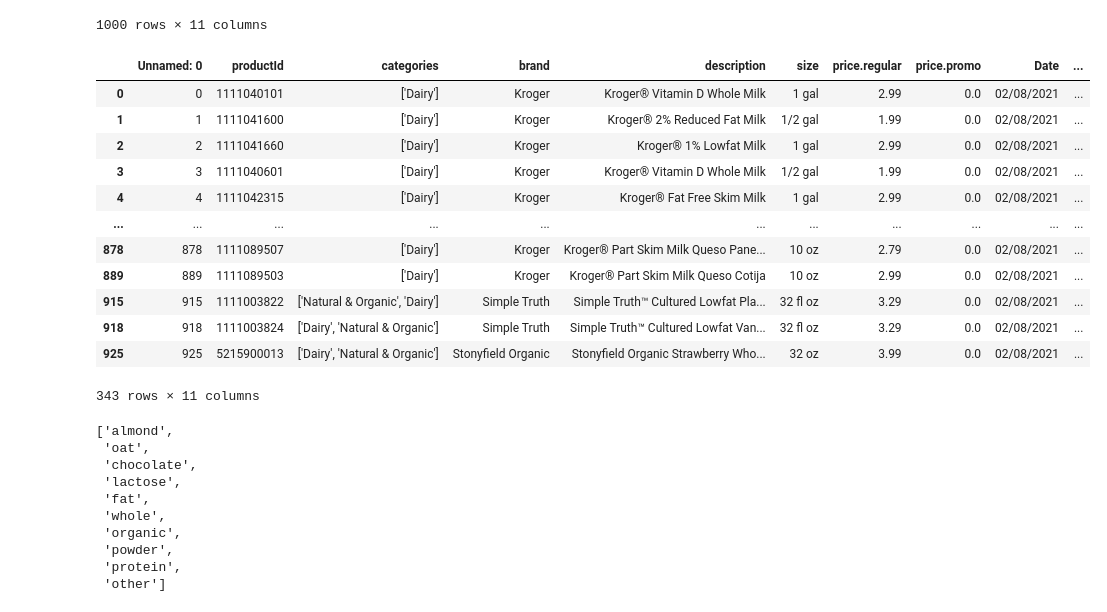
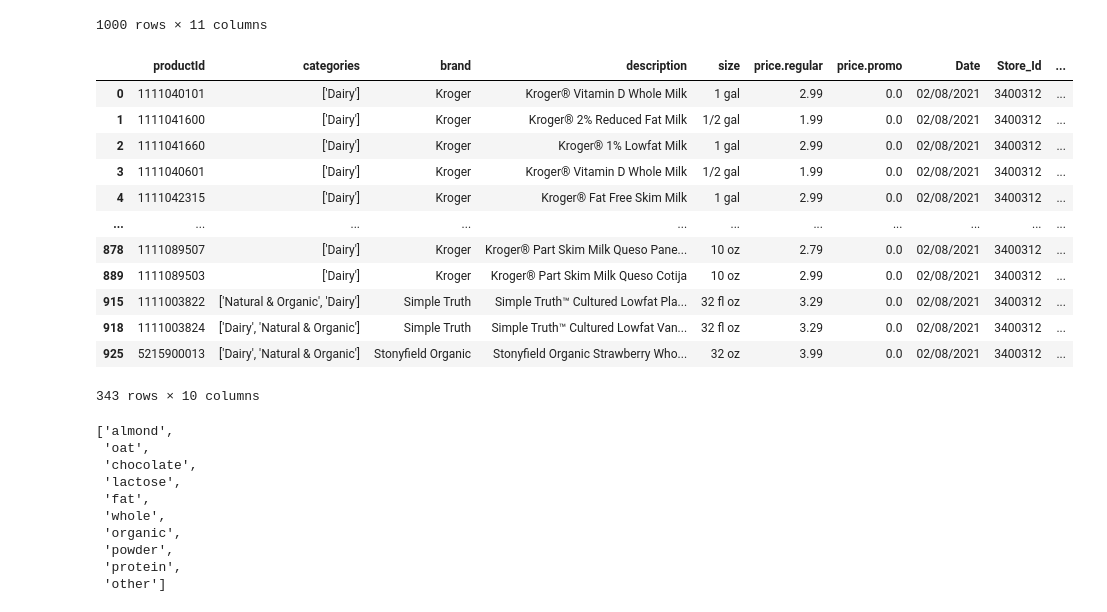
Before and after one commit to ykrasnikov/ETL-project, a Jupyter notebook: staging_area/filters_kroger.ipynb, the cells around one changed output. Saved outputs shown, nothing was run; the diff lists cells and outputs as text; code cells hidden in the pictures.

```diff
--- a/staging_area/filters_kroger.ipynb
+++ b/staging_area/filters_kroger.ipynb
@@ -21,21 +21,22 @@ df
 1000 rows × 11 columns
 # %%
 filter_df=df.loc[df['categories'].str.contains('dairy', case=False)&df['description'].str.contains('milk', case=False)]
+filter_df=filter_df.drop('Unnamed: 0', axis=1)
 filter_df
 # %% [output]
-|  | Unnamed: 0 | productId | categories | brand | description | size | price.regular | price.promo | Date | ... |
-| 0 | 0 | 1111040101 | ['Dairy'] | Kroger | Kroger® Vitamin D Whole Milk | 1 gal | 2.99 | 0.0 | 02/08/2021 | ... |
-| 1 | 1 | 1111041600 | ['Dairy'] | Kroger | Kroger® 2% Reduced Fat Milk | 1/2 gal | 1.99 | 0.0 | 02/08/2021 | ... |
-| 2 | 2 | 1111041660 | ['Dairy'] | Kroger | Kroger® 1% Lowfat Milk | 1 gal | 2.99 | 0.0 | 02/08/2021 | ... |
-| 3 | 3 | 1111040601 | ['Dairy'] | Kroger | Kroger® Vitamin D Whole Milk | 1/2 gal | 1.99 | 0.0 | 02/08/2021 | ... |
-| 4 | 4 | 1111042315 | ['Dairy'] | Kroger | Kroger® Fat Free Skim Milk | 1 gal | 2.99 | 0.0 | 02/08/2021 | ... |
+|  | productId | categories | brand | description | size | price.regular | price.promo | Date | Store_Id | ... |
+| 0 | 1111040101 | ['Dairy'] | Kroger | Kroger® Vitamin D Whole Milk | 1 gal | 2.99 | 0.0 | 02/08/2021 | 3400312 | ... |
+| 1 | 1111041600 | ['Dairy'] | Kroger | Kroger® 2% Reduced Fat Milk | 1/2 gal | 1.99 | 0.0 | 02/08/2021 | 3400312 | ... |
+| 2 | 1111041660 | ['Dairy'] | Kroger | Kroger® 1% Lowfat Milk | 1 gal | 2.99 | 0.0 | 02/08/2021 | 3400312 | ... |
+| 3 | 1111040601 | ['Dairy'] | Kroger | Kroger® Vitamin D Whole Milk | 1/2 gal | 1.99 | 0.0 | 02/08/2021 | 3400312 | ... |
+| 4 | 1111042315 | ['Dairy'] | Kroger | Kroger® Fat Free Skim Milk | 1 gal | 2.99 | 0.0 | 02/08/2021 | 3400312 | ... |
 | ... | ... | ... | ... | ... | ... | ... | ... | ... | ... | ... |
-| 878 | 878 | 1111089507 | ['Dairy'] | Kroger | Kroger® Part Skim Milk Queso Pane... | 10 oz | 2.79 | 0.0 | 02/08/2021 | ... |
-| 889 | 889 | 1111089503 | ['Dairy'] | Kroger | Kroger® Part Skim Milk Queso Cotija | 10 oz | 2.99 | 0.0 | 02/08/2021 | ... |
-| 915 | 915 | 1111003822 | ['Natural & Organic', 'Dairy'] | Simple Truth | Simple Truth™ Cultured Lowfat Pla... | 32 fl oz | 3.29 | 0.0 | 02/08/2021 | ... |
-| 918 | 918 | 1111003824 | ['Dairy', 'Natural & Organic'] | Simple Truth | Simple Truth™ Cultured Lowfat Van... | 32 fl oz | 3.29 | 0.0 | 02/08/2021 | ... |
-| 925 | 925 | 5215900013 | ['Dairy', 'Natural & Organic'] | Stonyfield Organic | Stonyfield Organic Strawberry Who... | 32 oz | 3.99 | 0.0 | 02/08/2021 | ... |
+| 878 | 1111089507 | ['Dairy'] | Kroger | Kroger® Part Skim Milk Queso Pane... | 10 oz | 2.79 | 0.0 | 02/08/2021 | 3400312 | ... |
+| 889 | 1111089503 | ['Dairy'] | Kroger | Kroger® Part Skim Milk Queso Cotija | 10 oz | 2.99 | 0.0 | 02/08/2021 | 3400312 | ... |
+| 915 | 1111003822 | ['Natural & Organic', 'Dairy'] | Simple Truth | Simple Truth™ Cultured Lowfat Pla... | 32 fl oz | 3.29 | 0.0 | 02/08/2021 | 3400312 | ... |
+| 918 | 1111003824 | ['Dairy', 'Natural & Organic'] | Simple Truth | Simple Truth™ Cultured Lowfat Van... | 32 fl oz | 3.29 | 0.0 | 02/08/2021 | 3400312 | ... |
+| 925 | 5215900013 | ['Dairy', 'Natural & Organic'] | Stonyfield Organic | Stonyfield Organic Strawberry Who... | 32 oz | 3.99 | 0.0 | 02/08/2021 | 3400312 | ... |
-343 rows × 11 columns
+343 rows × 10 columns
 # %%
 type_list=['almond','oat','chocolate','lactose','fat','whole','organic', 'powder','protein','other']
 type_list
```
Also changed, not shown: parts of 4 cells of this notebook, 3 other files.
